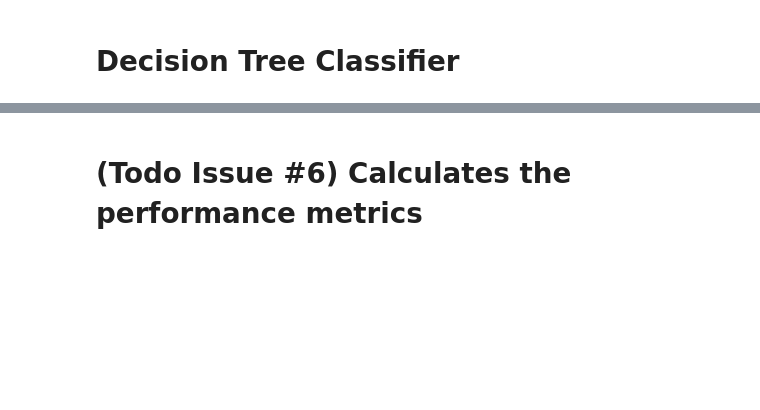
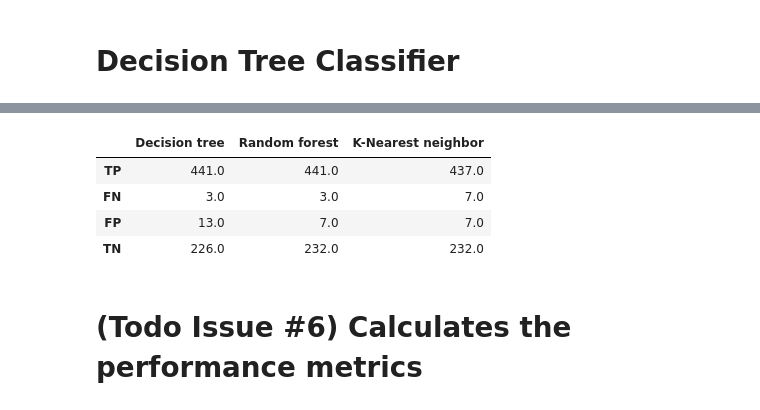
Before and after one commit to cleversonahum/breast_cancer_diagnosis, a Jupyter notebook: notebook/dt_classifier_breast_cancer.ipynb, the cells around one changed output, grey strips where cells are left out. Saved outputs shown, nothing was run; the diff lists cells and outputs as text; code cells hidden in the pictures; blank space fills up the shorter version.

```diff
--- a/notebook/dt_classifier_breast_cancer.ipynb
+++ b/notebook/dt_classifier_breast_cancer.ipynb
@@ -226,3 +279,12 @@ True Positive: 226
+# %%
+df_confusion_matrixes = pd.DataFrame(confusion_matrixes, columns=indexes, index=[label for _, label in classifiers])
+df_confusion_matrixes.T
+# %% [output]
+|  | Decision tree | Random forest | K-Nearest neighbor |
+| TP | 441.0 | 441.0 | 437.0 |
+| FN | 3.0 | 3.0 | 7.0 |
+| FP | 13.0 | 7.0 | 7.0 |
+| TN | 226.0 | 232.0 | 232.0 |
 # %% [markdown]
 # (Todo Issue #6) Calculates the performance metrics
 # %%
```
Also changed, not shown: parts of 18 cells of this notebook.
